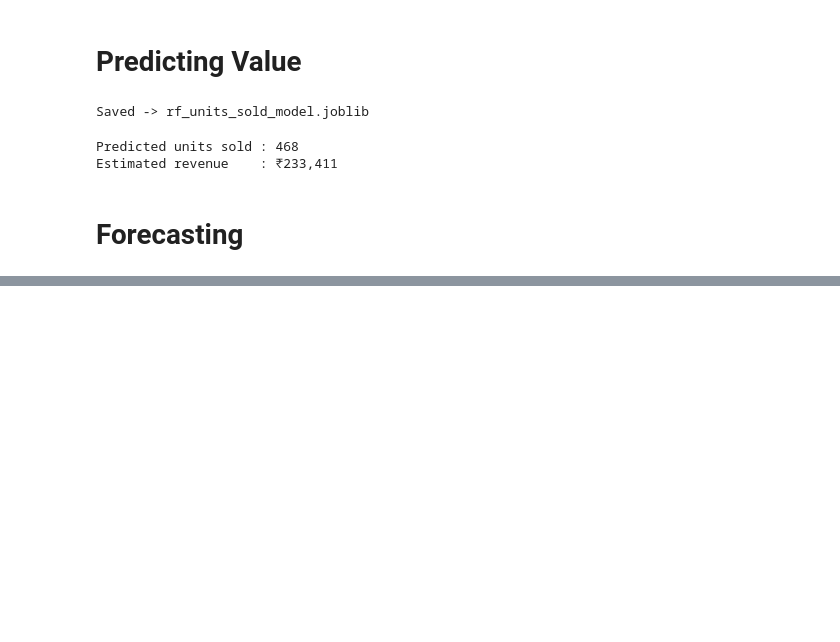
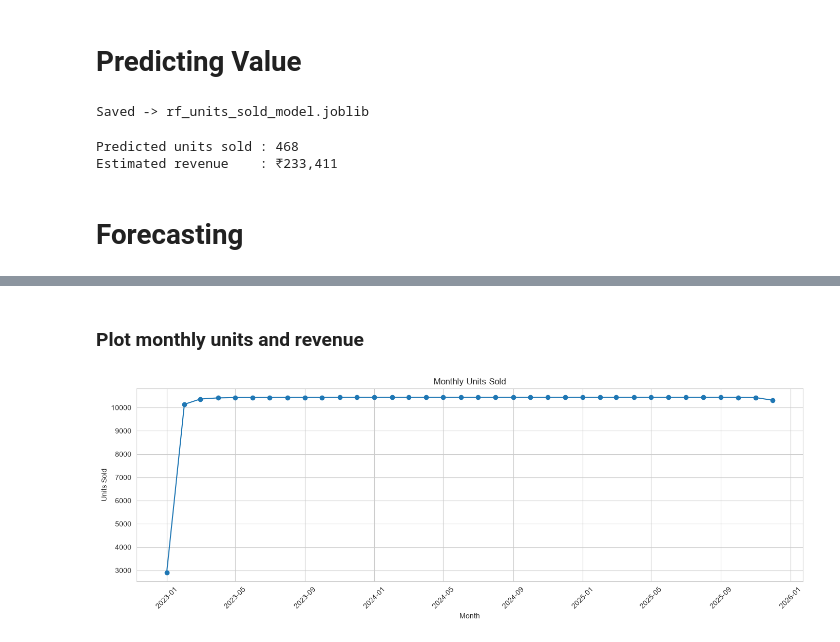
Before and after one commit to ayushranjan828/Amazon-Product-Sales-Analysis-Prediction-Forecasting, a Jupyter notebook: Notebook2.ipynb, the cells around one changed output, grey strips where cells are left out. Saved outputs shown, nothing was run; the diff lists cells and outputs as text; code cells hidden in the pictures; blank space fills up the shorter version.

```diff
--- a/Notebook2.ipynb
+++ b/Notebook2.ipynb
@@ -1053,0 +1076,19 @@ Estimated revenue    : ₹233,411
+# %%
+data["first_sale_date"] = pd.to_datetime(data["first_sale_date"])
+data["last_sale_date"] = pd.to_datetime(data["last_sale_date"])
+
+data = data.dropna(
+    subset=[
+        "first_sale_date",
+        "last_sale_date",
+        "total_units_sold",
+        "gross_revenue_inr"
+    ]
+)
+
+data[[
+    "first_sale_date",
+    "last_sale_date",
+    "total_units_sold",
+    "gross_revenue_inr"
+]].head()
@@ -1053,0 +1152,12 @@ Estimated revenue    : ₹233,411
+# %%
+monthly_sales = (
+    monthly_df
+    .groupby("month")
+    .agg({
+        "units": "sum",
+        "revenue": "sum"
+    })
+    .sort_index()
+)
+
+monthly_sales.head()
@@ -1053,0 +1183,18 @@ Estimated revenue    : ₹233,411
+# %% [markdown]
+### Plot monthly units and revenue
+# %%
+# Unit
+
+plt.figure(figsize=(14, 5))
+
+plt.plot(monthly_sales.index, monthly_sales["units"], marker="o")
+
+plt.title("Monthly Units Sold")
+plt.xlabel("Month")
+plt.ylabel("Units Sold")
+
+plt.xticks(rotation=45)
+plt.tight_layout()
+plt.show()
+# %% [output]
+[figure, added]
```
Also changed, not shown: parts of 64 cells of this notebook.
